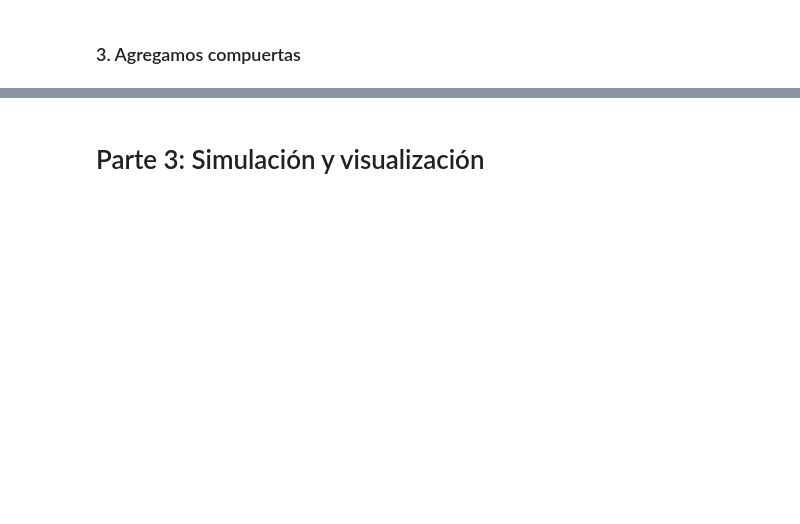
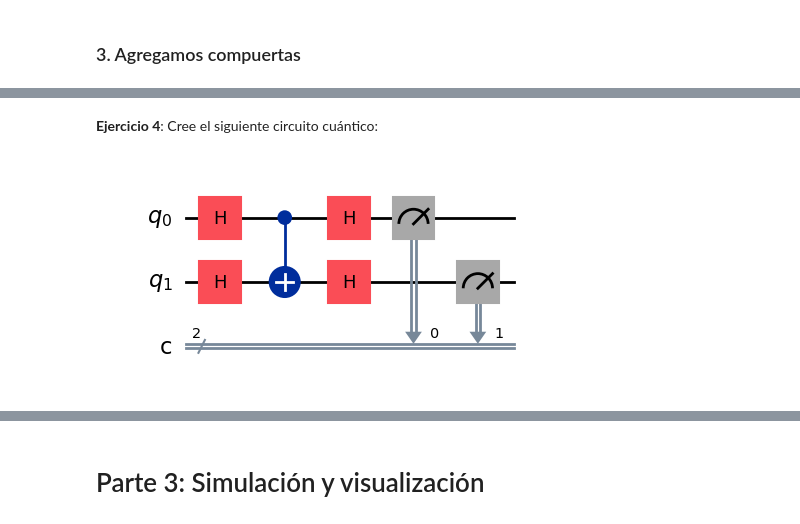
Before and after one commit to Ufoan/Taller_curso_inf_cuantica_525405, a Jupyter notebook: Lab_practico_intro_qiskit_clase_1.ipynb, the cells around one changed output, grey strips where cells are left out. Cells and saved outputs as stored; diff of their text form; code cells hidden in the pictures; blank space fills up the shorter version.

```diff
--- a/Lab_practico_intro_qiskit_clase_1.ipynb
+++ b/Lab_practico_intro_qiskit_clase_1.ipynb
@@ -138,0 +174,11 @@ En caso que no funcione la tabla, poner imagen:
+# %% [markdown]
+**Ejercicio 4**: Cree el siguiente circuito cuántico:
+# %%
+qc4 = QuantumCircuit(2,2)
+qc4.h([0,1])
+qc4.cx(0,1)
+qc4.h([0,1])
+qc4.measure([0,1],[0,1])
+qc4.draw('mpl')
+# %% [output]
+[figure, added]
```
Also changed, not shown: parts of 16 cells of this notebook.
